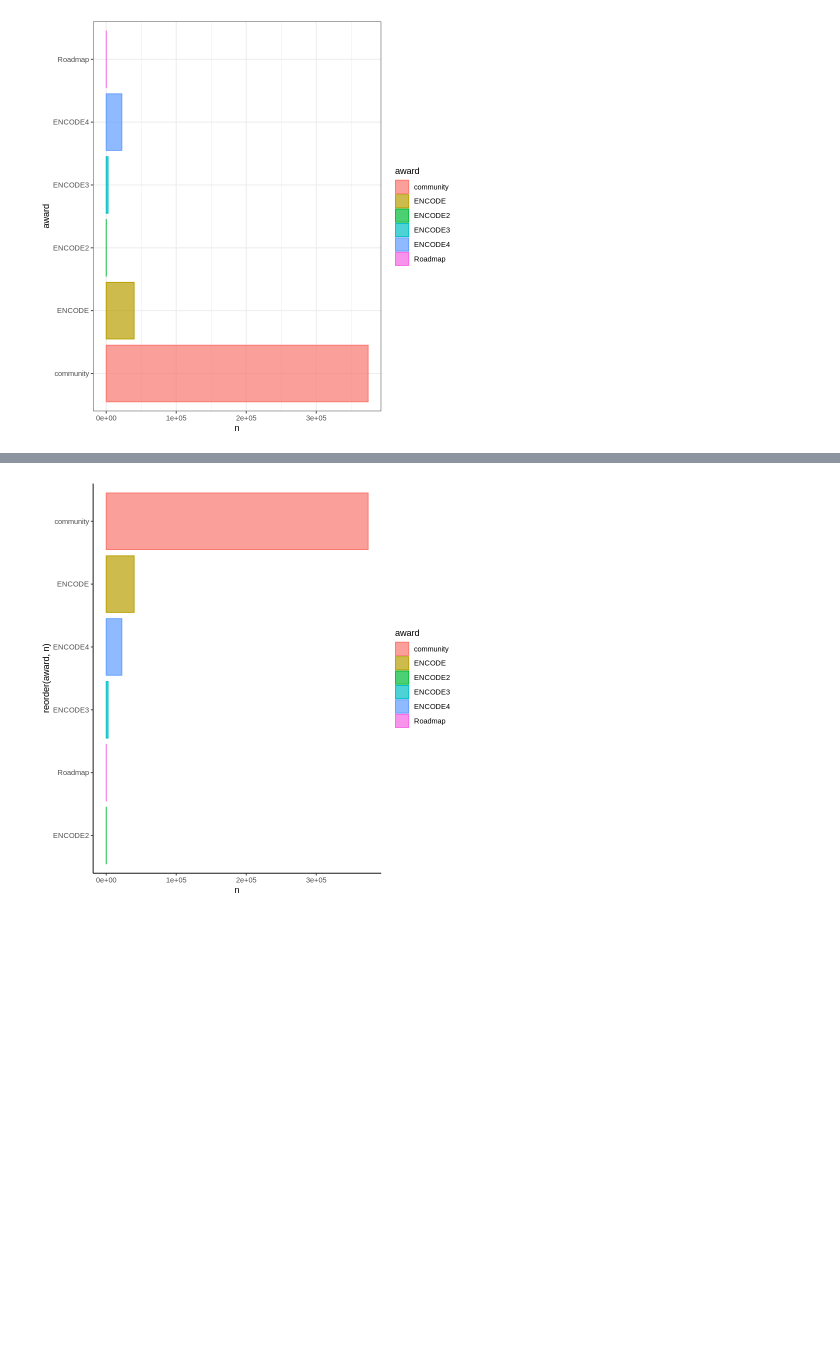
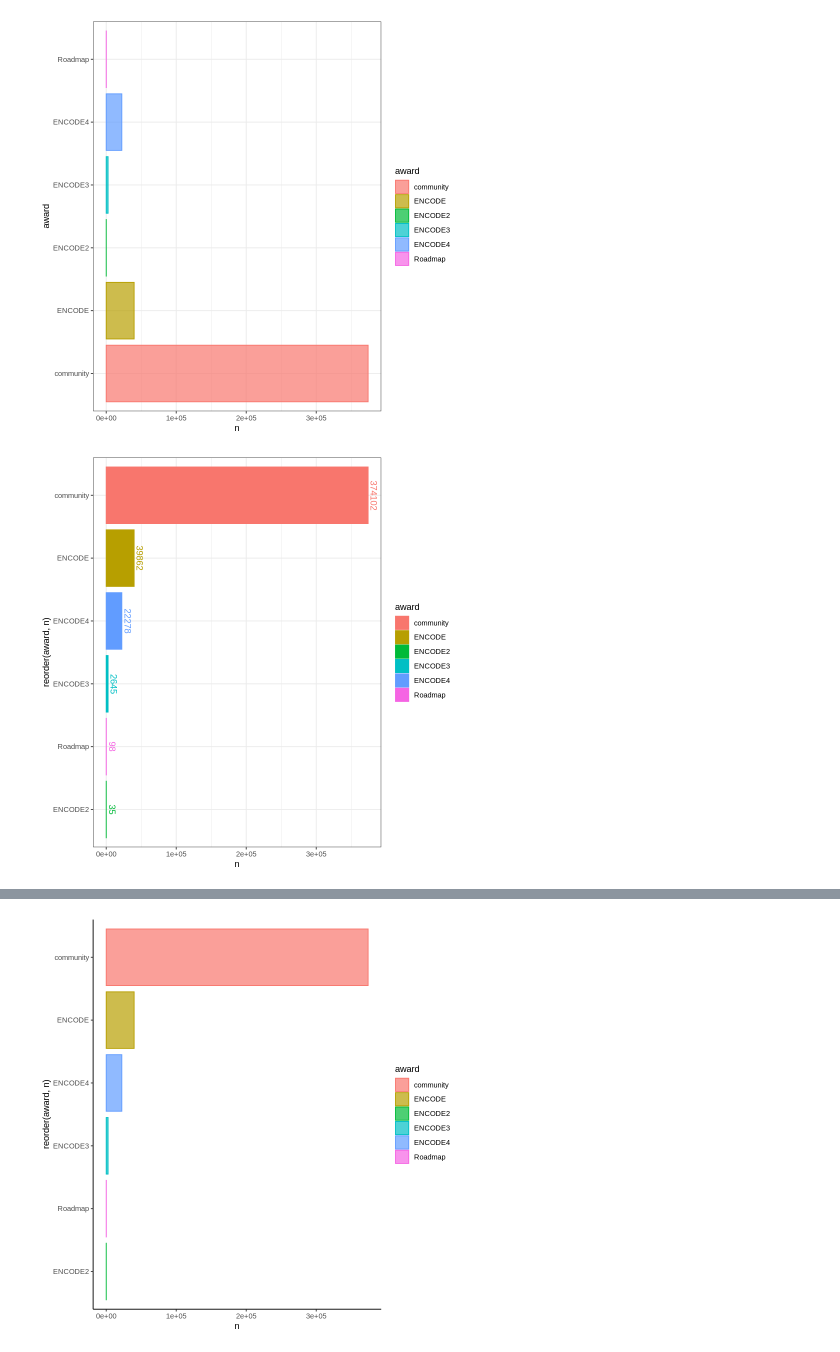
Before and after one commit to meenakshikagda/Data-visualization, a Jupyter notebook: figure_paper_annotations.ipynb, the cells around one changed output, grey strips where cells are left out. Drawn from its saved outputs; the diff is of its cells as text; code cells hidden in the pictures; blank space fills up the shorter version.

```diff
--- a/figure_paper_annotations.ipynb
+++ b/figure_paper_annotations.ipynb
@@ -116,0 +119,7 @@ ggplot(my_df2) +
+# %%
+ggplot(my_df2, aes(x=reorder(award,n), y=n, color=award, fill=award)) +
+  geom_bar(stat="identity") +
+    geom_text(aes(label = n), vjust=-0.4, angle=270) +
+    coord_flip() + theme_bw()
+# %% [output]
+[figure, added]
```
Also changed, not shown: parts of 9 cells of this notebook.
